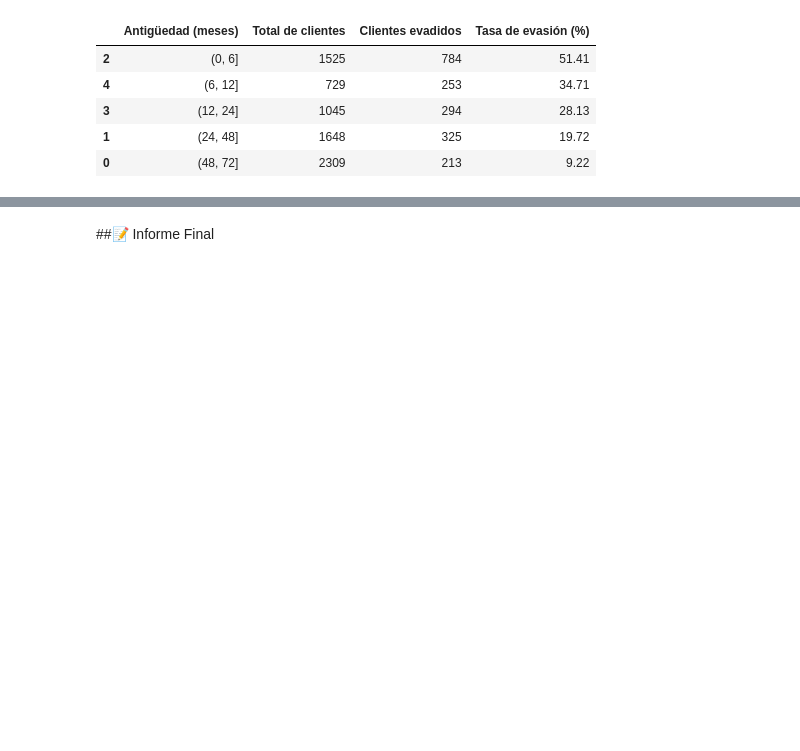
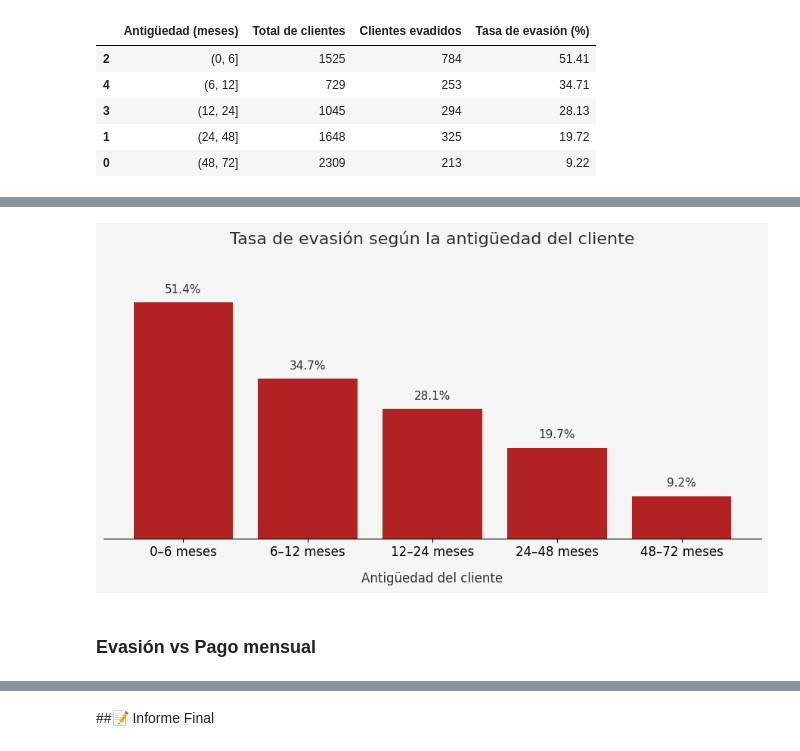
Before and after one commit to RientArlCroud/challenge3-analisis-de-datos, a Jupyter notebook: Challenge_3_Análisis_de_Datos.ipynb, the cells around one changed output, grey strips where cells are left out. Drawn from its saved outputs; the diff is of its cells as text; code cells hidden in the pictures; blank space fills up the shorter version.

```diff
--- a/Challenge_3_Análisis_de_Datos.ipynb
+++ b/Challenge_3_Análisis_de_Datos.ipynb
@@ -1770,0 +1798,69 @@ tenure_styled
+# %%
+tenure_plot = df_churn_rate.copy()
+
+tenure_plot = tenure_plot.sort_values('tenure_group')
+
+labels_es = [
+    '0–6 meses',
+    '6–12 meses',
+    '12–24 meses',
+    '24–48 meses',
+    '48–72 meses'
+]
+# %%
+fig, ax = plt.subplots(figsize=(9, 5))
+fig.patch.set_facecolor(COLOR_BG)
+ax.set_facecolor(COLOR_BG)
+
+bars = ax.bar(
+    labels_es,
+    tenure_plot['churn_rate'],
+    color=COLOR_CHURN
+)
+
+# Anotaciones de porcentaje
+for bar in bars:
+    height = bar.get_height()
+    ax.text(
+        bar.get_x() + bar.get_width() / 2,
+        height + 1.5,
+        f'{height:.1f}%',
+        ha='center',
+        va='bottom',
+        fontsize=11,
+        color=COLOR_TEXT
+    )
+
+# Título
+ax.set_title(
+    'Tasa de evasión según la antigüedad del cliente',
+    fontsize=16,
+    pad=18,
+    color=COLOR_TEXT
+)
+
+# Etiquetas
+ax.set_xlabel(
+    'Antigüedad del cliente',
+    fontsize=12,
+    labelpad=12,
+    color=COLOR_TEXT
+)
+
+# Eje Y limpio
+ax.set_ylim(0, 60)
+ax.tick_params(axis='y', left=False, labelleft=False)
+ax.tick_params(axis='x', labelsize=12)
+
+# Estética
+ax.spines['top'].set_visible(False)
+ax.spines['right'].set_visible(False)
+ax.spines['left'].set_visible(False)
+
+plt.tight_layout()
+plt.savefig('/content/figura_07_churn_rate_tenure.png', dpi=300, bbox_inches='tight')
+plt.show()
+# %% [output]
+[figure, added]
+# %% [markdown]
+### Evasión vs Pago mensual
```
Also changed, not shown: parts of 31 cells of this notebook.
